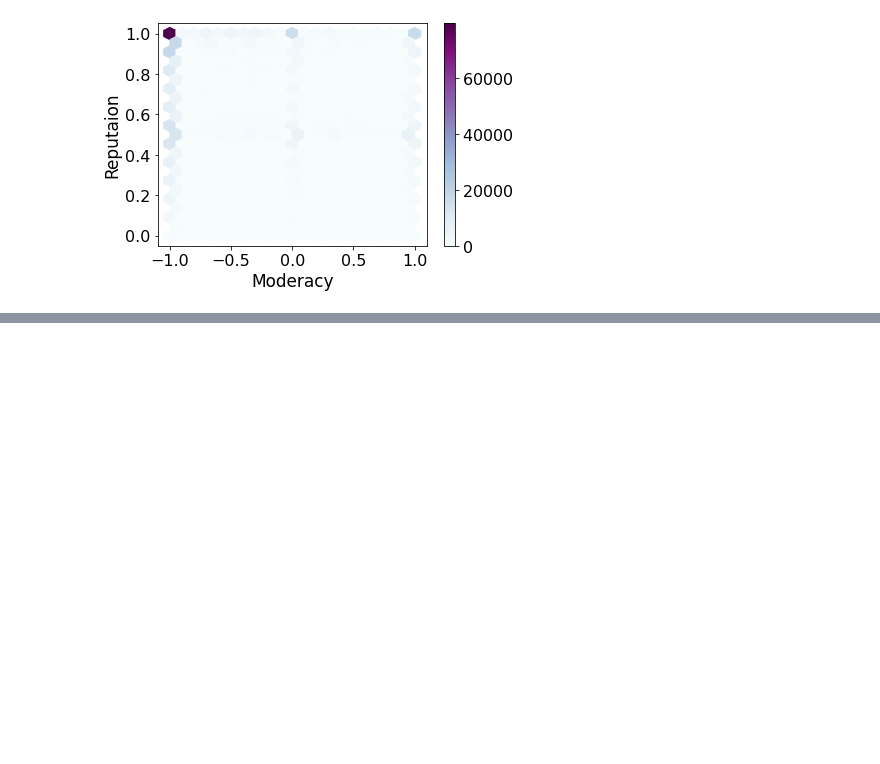
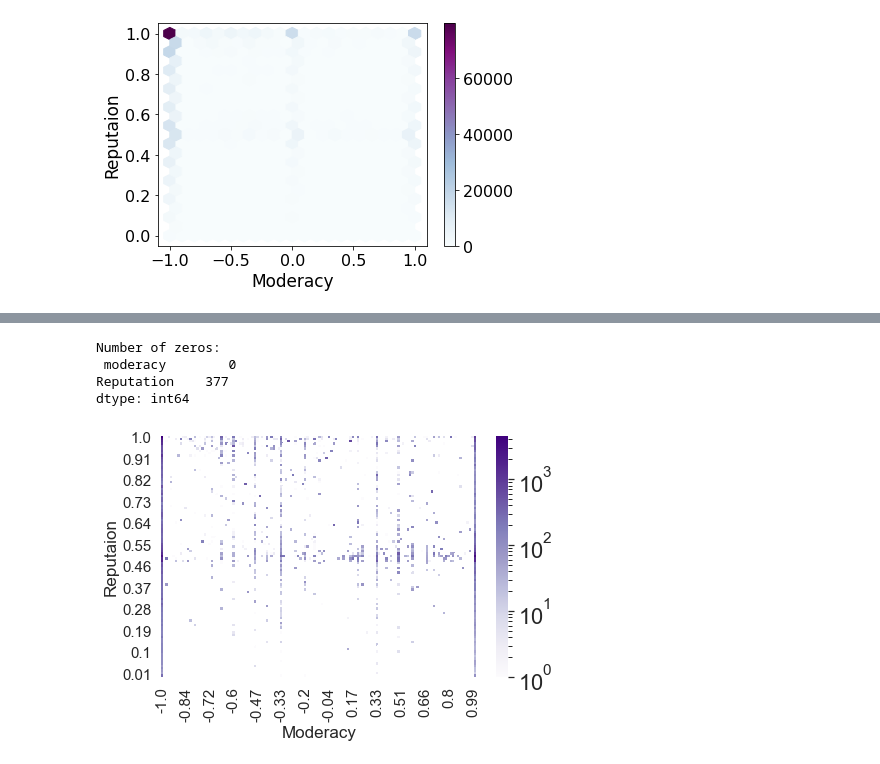
Before and after one commit to MoSamani/Deleted-Tweets, a Jupyter notebook: user_polarisiation/Plot_moderacy_Polarisation.ipynb, the cells around one changed output, grey strips where cells are left out. Cells and saved outputs as stored; diff of their text form; code cells hidden in the pictures; blank space fills up the shorter version.

```diff
--- a/user_polarisiation/Plot_moderacy_Polarisation.ipynb
+++ b/user_polarisiation/Plot_moderacy_Polarisation.ipynb
@@ -526,0 +543,8 @@ plot_hexbin_reputaion(df_undel, 'is_deleted', 'moderacy', 'Moderacy', 'BuPu','He
+# %%
+plot_heatmap(df_del, 'moderacy','Reputation', 'Moderacy', 'Purples', 'Heatmap_tweetskb_moderacy_reputation(deletedtweets)')
+# %% [output]
+Number of zeros:
+ moderacy        0
+Reputation    377
+dtype: int64
+[figure, added]
```
Also changed, not shown: parts of 4 cells of this notebook, 9 other files.
